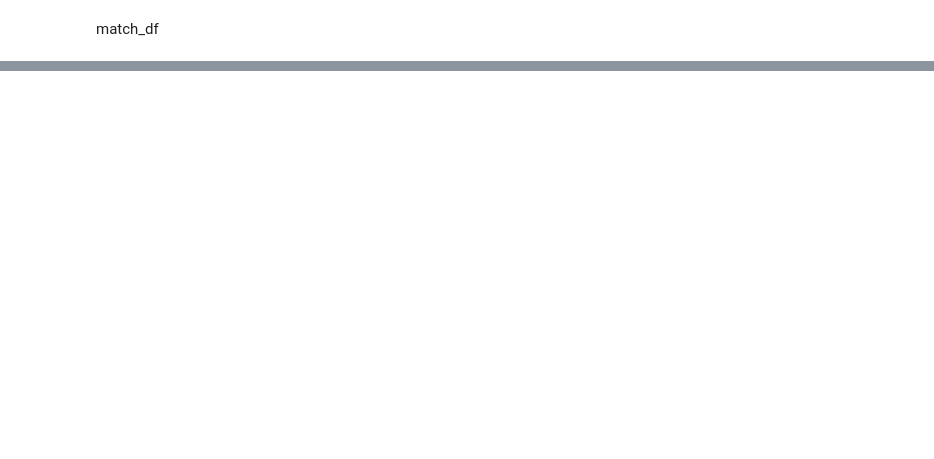
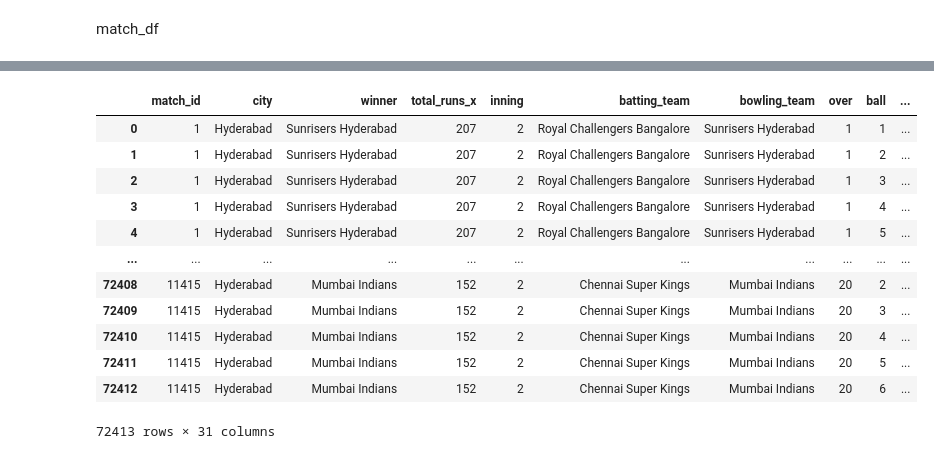
Before and after one commit to Kushagra2k05/IPL-Prediction-Model, a Jupyter notebook: ML code.ipynb, the cells around one changed output, grey strips where cells are left out. Drawn from its saved outputs; the diff is of its cells as text; code cells hidden in the pictures; blank space fills up the shorter version.

Commit message:
wicket bugs correction

```diff
--- a/ML code.ipynb
+++ b/ML code.ipynb
@@ -121,0 +144,16 @@ delivery_df.shape
+# %%
+# 1. Replace NaN with the *integer* 0
+delivery_df['player_dismissed'] = delivery_df['player_dismissed'].fillna(0)
+
+# 2. Wicket flag: anything that is *not equal to 0* is a dismissal
+delivery_df['is_wicket'] = (delivery_df['player_dismissed'] != 0).astype(int)
+
+# 3–4. Same as above
+delivery_df = delivery_df.sort_values(['match_id', 'inning', 'over', 'ball'])
+delivery_df['wickets_lost'] = (
+    delivery_df
+      .groupby(['match_id', 'inning'])['is_wicket']
+      .cumsum()
+)
+delivery_df['wickets_left'] = 10 - delivery_df['wickets_lost']
+delivery_df.head()
@@ -121,0 +168,60 @@ delivery_df.shape
+# %%
+# -------------------------------------------------------------
+# 0)  Load (or re-load) the file so nothing is pre-modified
+# -------------------------------------------------------------
+# delivery_df = pd.read_csv("/mnt/data/4634ea54-340e-4098-a60a-71f7031ebf70.csv")
+
+# -------------------------------------------------------------
+# 1)  Flag genuine wickets
+#     • we use **dismissal_kind**, so “retired hurt” is ignored
+# -------------------------------------------------------------
+wicket_kinds = [
+    "bowled", "caught", "caught and bowled", "lbw",
+    "run out", "stumped", "hit wicket",
+    "obstructing the field", "handled the ball", "hit the ball twice"
+]
+
+delivery_df["is_wicket"] = delivery_df["dismissal_kind"].isin(wicket_kinds).astype(int)
+
+# -------------------------------------------------------------
+# 2)  Keep only normal innings (1 & 2).  Super-overs are 3-4-5.
+# -------------------------------------------------------------
+delivery_df = delivery_df[delivery_df["inning"].isin([1, 2])].copy()
+
+# -------------------------------------------------------------
+# 3)  Sort in true ball order  ➜  match ▸ inning ▸ over ▸ ball
+# -------------------------------------------------------------
+delivery_df = (
+    delivery_df
+      .sort_values(["match_id", "inning", "over", "ball"])
+      .reset_index(drop=True)
+)
+
+# -------------------------------------------------------------
+# 4)  Running total of wickets lost inside EACH innings
+# -------------------------------------------------------------
+delivery_df["wickets_lost"] = (
+    delivery_df
+      .groupby(["match_id", "inning"])["is_wicket"]
+      .cumsum()
+)
+
+# -------------------------------------------------------------
+# 5)  Wickets still in hand  (starts at 10, never below 0)
+# -------------------------------------------------------------
+delivery_df["wickets_left"] = 10 - delivery_df["wickets_lost"]
+delivery_df
+# %% [output]
+|  | match_id | city | winner | total_runs_x | inning | batting_team | bowling_team | over | ball | ... |
+| 0 | 1 | Hyderabad | Sunrisers Hyderabad | 207 | 2 | Royal Challengers Bangalore | Sunrisers Hyderabad | 1 | 1 | ... |
+| 1 | 1 | Hyderabad | Sunrisers Hyderabad | 207 | 2 | Royal Challengers Bangalore | Sunrisers Hyderabad | 1 | 2 | ... |
+| 2 | 1 | Hyderabad | Sunrisers Hyderabad | 207 | 2 | Royal Challengers Bangalore | Sunrisers Hyderabad | 1 | 3 | ... |
+| 3 | 1 | Hyderabad | Sunrisers Hyderabad | 207 | 2 | Royal Challengers Bangalore | Sunrisers Hyderabad | 1 | 4 | ... |
+| 4 | 1 | Hyderabad | Sunrisers Hyderabad | 207 | 2 | Royal Challengers Bangalore | Sunrisers Hyderabad | 1 | 5 | ... |
+| ... | ... | ... | ... | ... | ... | ... | ... | ... | ... | ... |
+| 72408 | 11415 | Hyderabad | Mumbai Indians | 152 | 2 | Chennai Super Kings | Mumbai Indians | 20 | 2 | ... |
+| 72409 | 11415 | Hyderabad | Mumbai Indians | 152 | 2 | Chennai Super Kings | Mumbai Indians | 20 | 3 | ... |
+| 72410 | 11415 | Hyderabad | Mumbai Indians | 152 | 2 | Chennai Super Kings | Mumbai Indians | 20 | 4 | ... |
+| 72411 | 11415 | Hyderabad | Mumbai Indians | 152 | 2 | Chennai Super Kings | Mumbai Indians | 20 | 5 | ... |
+| 72412 | 11415 | Hyderabad | Mumbai Indians | 152 | 2 | Chennai Super Kings | Mumbai Indians | 20 | 6 | ... |
+72413 rows × 31 columns
```
Also changed, not shown: parts of 9 cells of this notebook.
